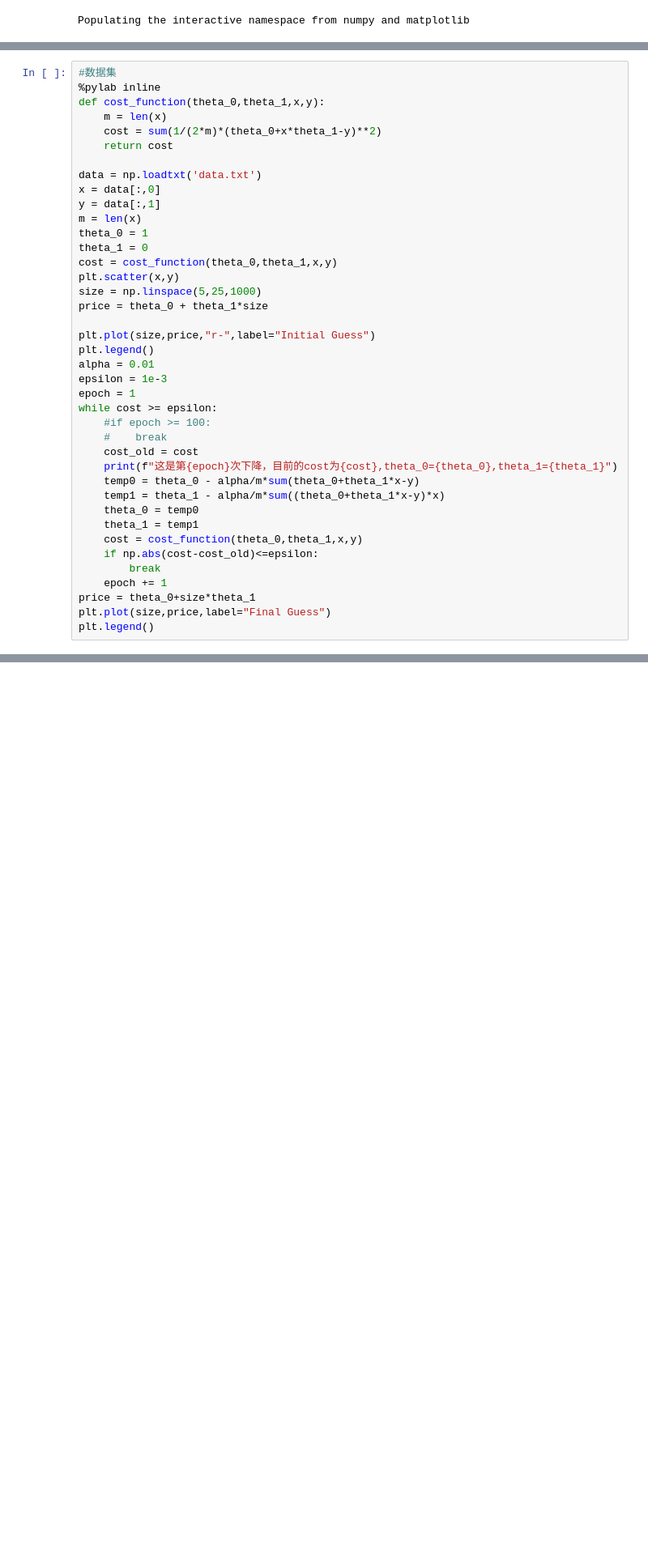
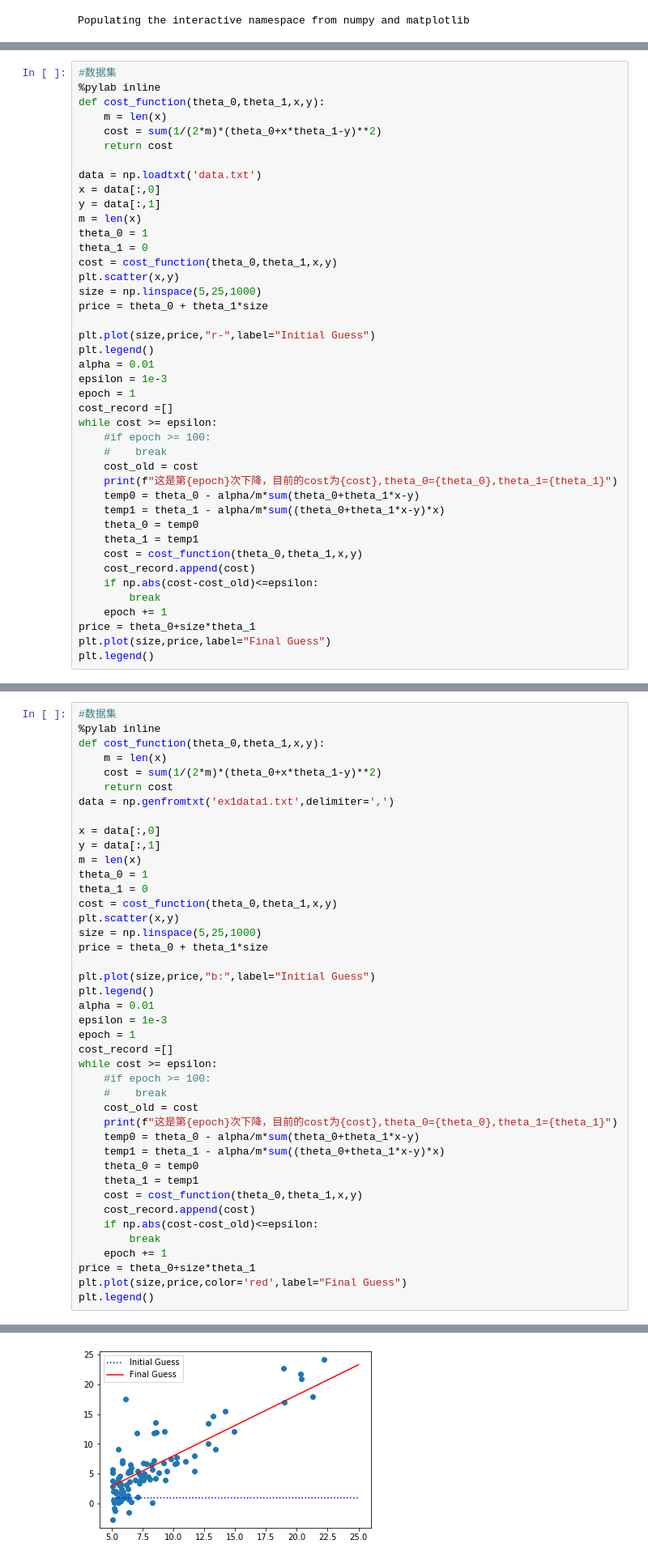
Before and after one commit to Haowen-Zhong/ML, a Jupyter notebook: Chap2.ipynb, the cells around one changed output, grey strips where cells are left out. Shown at 81% size. Drawn from its saved outputs; the diff is of its cells as text; blank space fills up the shorter version.

```diff
--- a/Chap2.ipynb
+++ b/Chap2.ipynb
@@ -59,6 +59,7 @@ plt.legend()
 alpha = 0.01
 epsilon = 1e-3
 epoch = 1
+cost_record =[]
 while cost >= epsilon:
     #if epoch >= 100:
     #    break
@@ -69,6 +70,7 @@ while cost >= epsilon:
     theta_0 = temp0
     theta_1 = temp1
     cost = cost_function(theta_0,theta_1,x,y)
+    cost_record.append(cost)
     if np.abs(cost-cost_old)<=epsilon:
         break
     epoch += 1
@@ -99,0 +102,43 @@ Populating the interactive namespace from numpy and matplotlib
+# %%
+#数据集
+%pylab inline
+def cost_function(theta_0,theta_1,x,y):
+    m = len(x)
+    cost = sum(1/(2*m)*(theta_0+x*theta_1-y)**2)
+    return cost
+data = np.genfromtxt('ex1data1.txt',delimiter=',')
+
+x = data[:,0]
+y = data[:,1]
+m = len(x)
+theta_0 = 1
+theta_1 = 0
+cost = cost_function(theta_0,theta_1,x,y)
+plt.scatter(x,y)
+size = np.linspace(5,25,1000)
+price = theta_0 + theta_1*size
+
+plt.plot(size,price,"b:",label="Initial Guess")
+plt.legend()
+alpha = 0.01
+epsilon = 1e-3
+epoch = 1
+cost_record =[]
+while cost >= epsilon:
+    #if epoch >= 100:
+    #    break
+    cost_old = cost
+    print(f"这是第{epoch}次下降，目前的cost为{cost},theta_0={theta_0},theta_1={theta_1}")
+    temp0 = theta_0 - alpha/m*sum(theta_0+theta_1*x-y)
+    temp1 = theta_1 - alpha/m*sum((theta_0+theta_1*x-y)*x)
+    theta_0 = temp0
+    theta_1 = temp1
+    cost = cost_function(theta_0,theta_1,x,y)
+    cost_record.append(cost)
+    if np.abs(cost-cost_old)<=epsilon:
+        break
+    epoch += 1
+price = theta_0+size*theta_1
+plt.plot(size,price,color='red',label="Final Guess")
+plt.legend()
+# %% [output]
@@ -100,3 +165,4 @@ Populating the interactive namespace from numpy and matplotlib
+[figure, added]
 # %%
 from mpl_toolkits.mplot3d import Axes3D
 from matplotlib import cm
```
Also changed, not shown: parts of 14 cells of this notebook.
